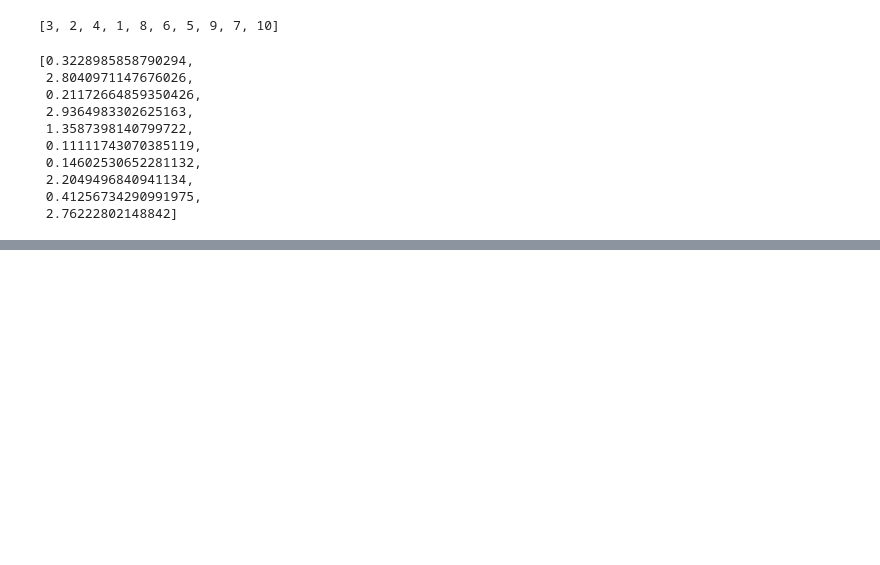
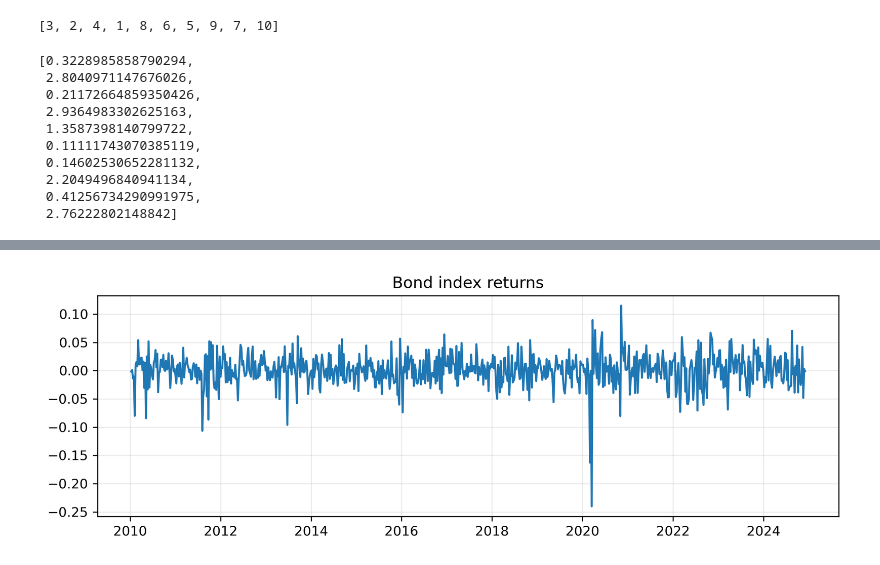
Before and after one commit to jata4321/multipage_exercises, a Jupyter notebook: Streamlit_Sqlite3_code_sandbox_file.ipynb, the cells around one changed output, grey strips where cells are left out. Drawn from its saved outputs; the diff is of its cells as text; code cells hidden in the pictures; blank space fills up the shorter version.

```diff
--- a/Streamlit_Sqlite3_code_sandbox_file.ipynb
+++ b/Streamlit_Sqlite3_code_sandbox_file.ipynb
@@ -90,0 +200,6 @@ a
+# %%
+bond_index = pdr.DataReader('WIG20TR.PL', data_source='stooq', start='2010-01-01', end='2025-01-01')
+# %%
+bond_index.sort_index(ascending=True, inplace=True)
+bond_index_weekly = bond_index.resample('W').last()
+bond_index_weekly
@@ -90,0 +221,5 @@ a
+# %%
+bond_index_ret = bond_index['Close'].pct_change()
+# %%
+bond_index_ret = bond_index_ret.resample('W').sum()
+bond_index_ret
@@ -90,0 +240,7 @@ a
+# %%
+plt.figure(figsize=(10,3), dpi=300)
+plt.plot(bond_index_ret)
+plt.title("Bond index returns")
+plt.grid(alpha=0.25)
+# %% [output]
+[figure, added]
```
Also changed, not shown: parts of 24 cells of this notebook, 2 other files.
